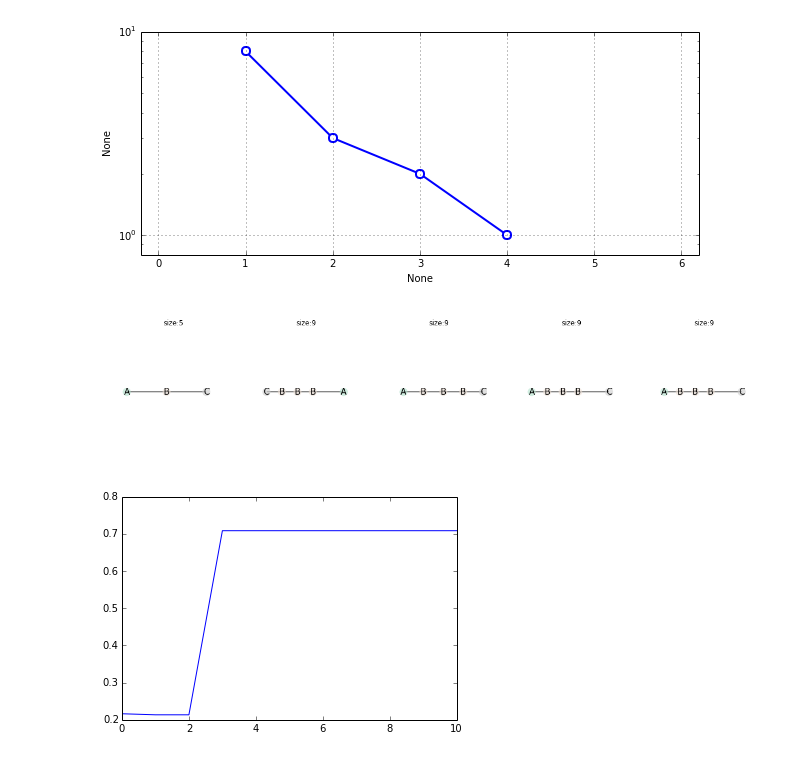
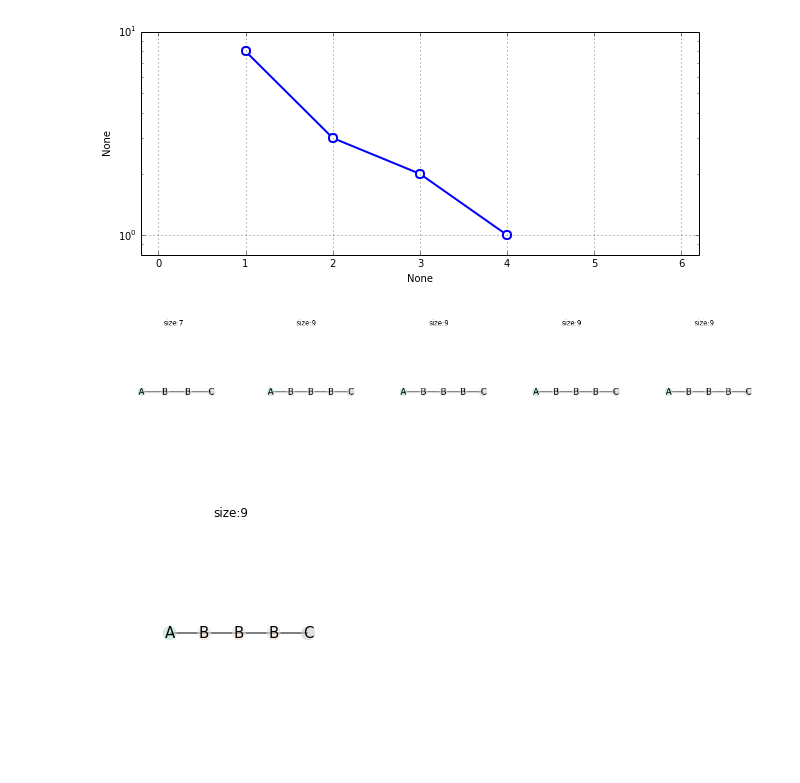
Before and after one commit to fabriziocosta/GraphLearn, a Jupyter notebook: example/StringGrammar.ipynb, the cells around one changed output. Cells and saved outputs as stored; diff of their text form; code cells hidden in the pictures.

```diff
--- a/example/StringGrammar.ipynb
+++ b/example/StringGrammar.ipynb
@@ -109,28 +109,24 @@ interfaces with x many cores were observed y many times.
 [figure]
 # %%
 #sample
-seed_graphs = [g1]
+seed_graphs = [g2]
 n_steps=10
-sampling_interval=int(n_steps/5)+1
+sampling_interval=int(n_steps/10)+1
 graphs = sampler.sample(seed_graphs,
                         same_radius=False,
                         same_core_size=False,
                         sampling_interval=sampling_interval,
                         batch_size=1,
                         n_steps=n_steps,
                         n_jobs=-1,
                         annealing_factor=1)
 #draw
 history=[]
 for  i, (result,info) in enumerate(graphs):
     history.append(info['score_history'])
     myutils.draw_graph_set(info['graphs'],
                            colormap='Pastel2', invert_colormap=True,
                            prog='circo', size_x_to_y_ratio=3, vertex_color='_labels_')
-
-import matplotlib.pyplot as plt
-for h in history: plt.plot(h)
-plt.show()
 # %% [output]
-[figure, old version]
+[figure, new version]
-[figure, old version]
+[figure, new version]
```
Also changed, not shown: parts of 3 cells of this notebook.
